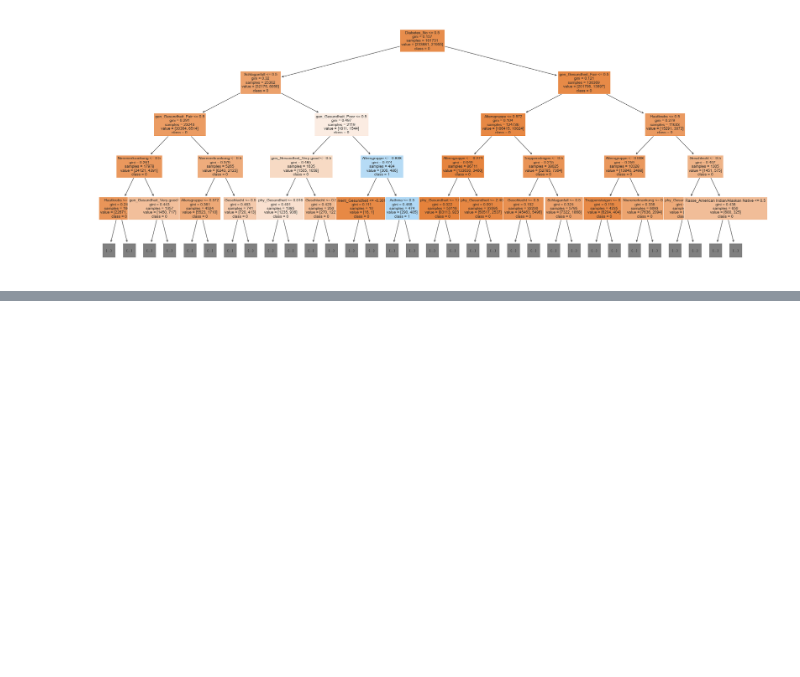
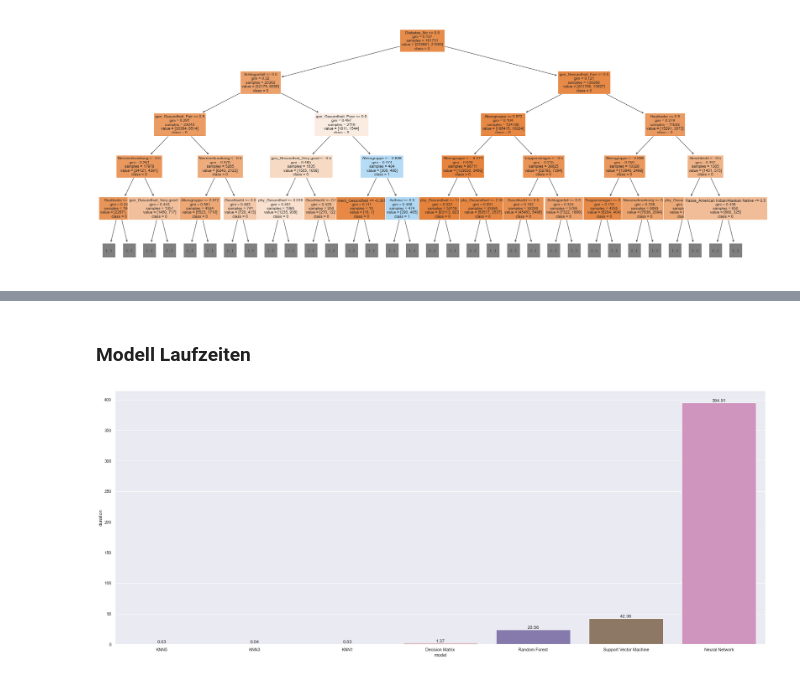
Before and after one commit to flori567/QIT_Ausarbeitung, a Jupyter notebook: heart_attack_prediction.ipynb, the cells around one changed output, grey strips where cells are left out. Saved outputs shown, nothing was run; the diff lists cells and outputs as text; code cells hidden in the pictures; blank space fills up the shorter version.

```diff
--- a/heart_attack_prediction.ipynb
+++ b/heart_attack_prediction.ipynb
@@ -942,14 +946,14 @@ start_time = time.time()
 rfc.fit(X_train, y_train)
 end_time = time.time()
 
-print(f"Trainingsdauer des Modells: {end_time - start_time} s\n")
+rfc_training = round(end_time - start_time, 2)
+print(f"Trainingsdauer des Modells: {rfc_training} s\n")
 
 # Evaluieren des Modells
 rfc_eval = evaluate_model(rfc, X_test, y_test)
 
 # Metriken ausgeben
-print('Accuracy:', rfc_eval['acc'])
-print('Precision:', rfc_eval['prec'])
-
+print('Accuracy:', round(rfc_eval['acc'], 4) * 100, " %")
+print('Precision:', round(rfc_eval['prec'], 4) * 100, " %")
 print('Confusion Matrix:\n', rfc_eval['cm'])
 # %% [output]
@@ -982,7 +983,7 @@ plt.show()
 <img src="Support_Vector_Machine.png" width="500"/>
 </div>
 # %%
-# instantiating the object and fitting
+# Erstellung eines Support Vector Machine Modells
 # https://scikit-learn.org/stable/modules/svm.html
 
 from sklearn.svm import LinearSVC
@@ -992,7 +993,8 @@ start_time = time.time()
 svm.fit(X_train, y_train.ravel())
 end_time = time.time()
 
-print(f"Trainingsdauer des Modells: {end_time - start_time} s\n")
+svm_training = round(end_time - start_time, 2)
+print(f"Trainingsdauer des Modells: {svm_training} s\n")
 
 # predicting the values
 y_pred = svm.predict(X_test)
@@ -1001,8 +1003,8 @@ y_pred = svm.predict(X_test)
 svm_eval = evaluate_model(svm, X_test, y_test)
 
 # Print result
-print('Accuracy:', svm_eval['acc'])
-print('Precision:', svm_eval['prec'])
+print('Accuracy:', round(svm_eval['acc'], 4) * 100, " %")
+print('Precision:', round(svm_eval['prec'], 4) * 100, " %")
 
 print('Confusion Matrix:\n', svm_eval['cm'])
 # %% [output]
@@ -1089,9 +1083,10 @@ nn_ac = metrics.accuracy_score(y_test, y_pred.round())
 nn_pre = metrics.precision_score(y_test, y_pred.round())
 nn_cm = metrics.confusion_matrix(y_test, y_pred.round())
 
-print(f"Trainingsdauer des Modells: {end_time - start_time} s")
+nn_training = round(end_time - start_time, 2)
+print(f"Trainingsdauer des Modells: {nn_training} s\n")
 
-print('accuracy of the model: ', nn_ac)
-print('accuracy of the model: ', nn_pre)
+print('Accuacy des Modells: ', round(nn_ac, 4) * 100, " %")
+print('Präzision des Modells: ', round(nn_pre, 4) * 100, " %")
 print(nn_cm)
 # %% [output]
@@ -1142,0 +1147,12 @@ for container in ax.containers:
+# %% [markdown]
+### Modell Laufzeiten
+# %%
+model_durations = pd.DataFrame({'duration': [knn_training, knn3_training, knn1_training, clf_training, rfc_training, svm_training, nn_training],
+                                 'model': ['KNN5', 'KNN3', 'KNN1', 'Decision Matrix', 'Random Forest', 'Support Vector Machine', 'Neural Network']})
+
+ax = sns.barplot(data=model_durations, y="duration", x="model")
+
+for container in ax.containers:
+    ax.bar_label(container)
+# %% [output]
+[figure, added]
```
Also changed, not shown: parts of 25 cells of this notebook.
